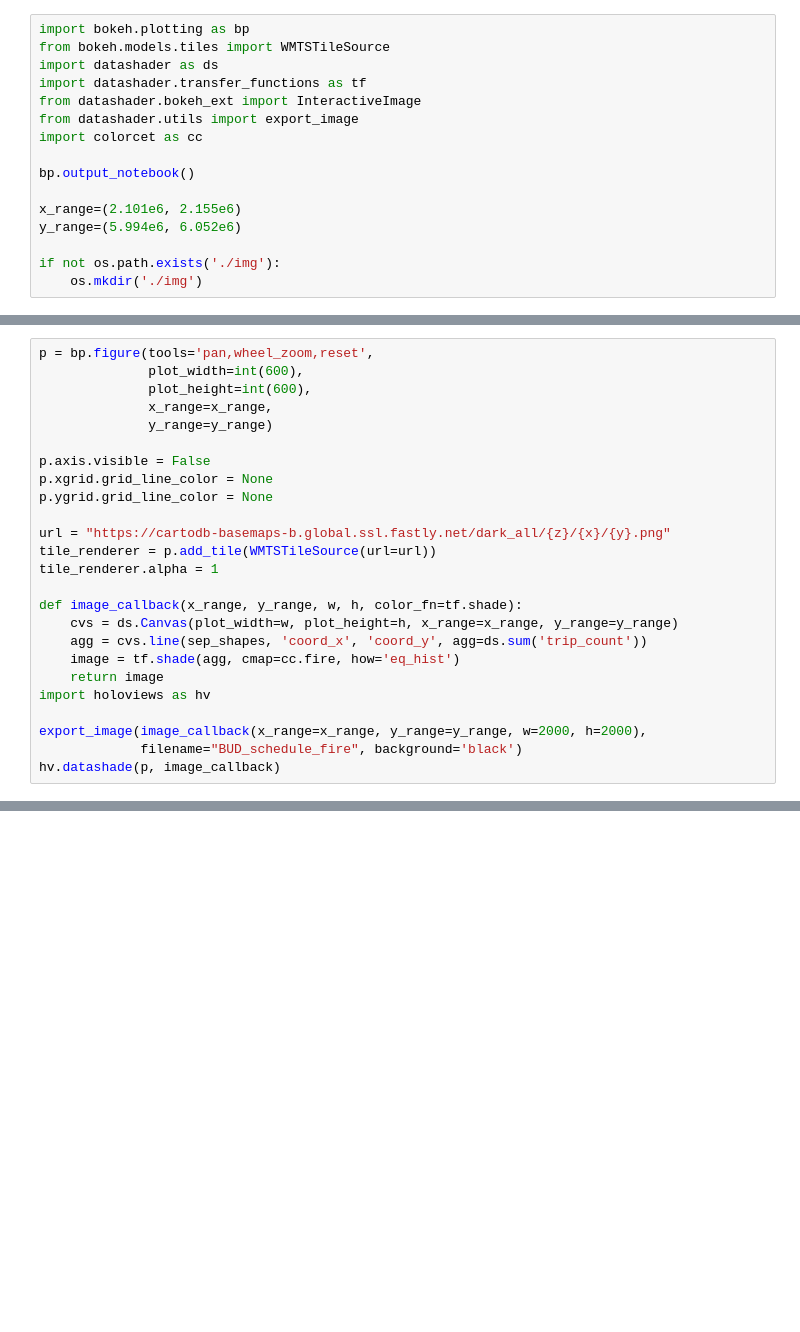
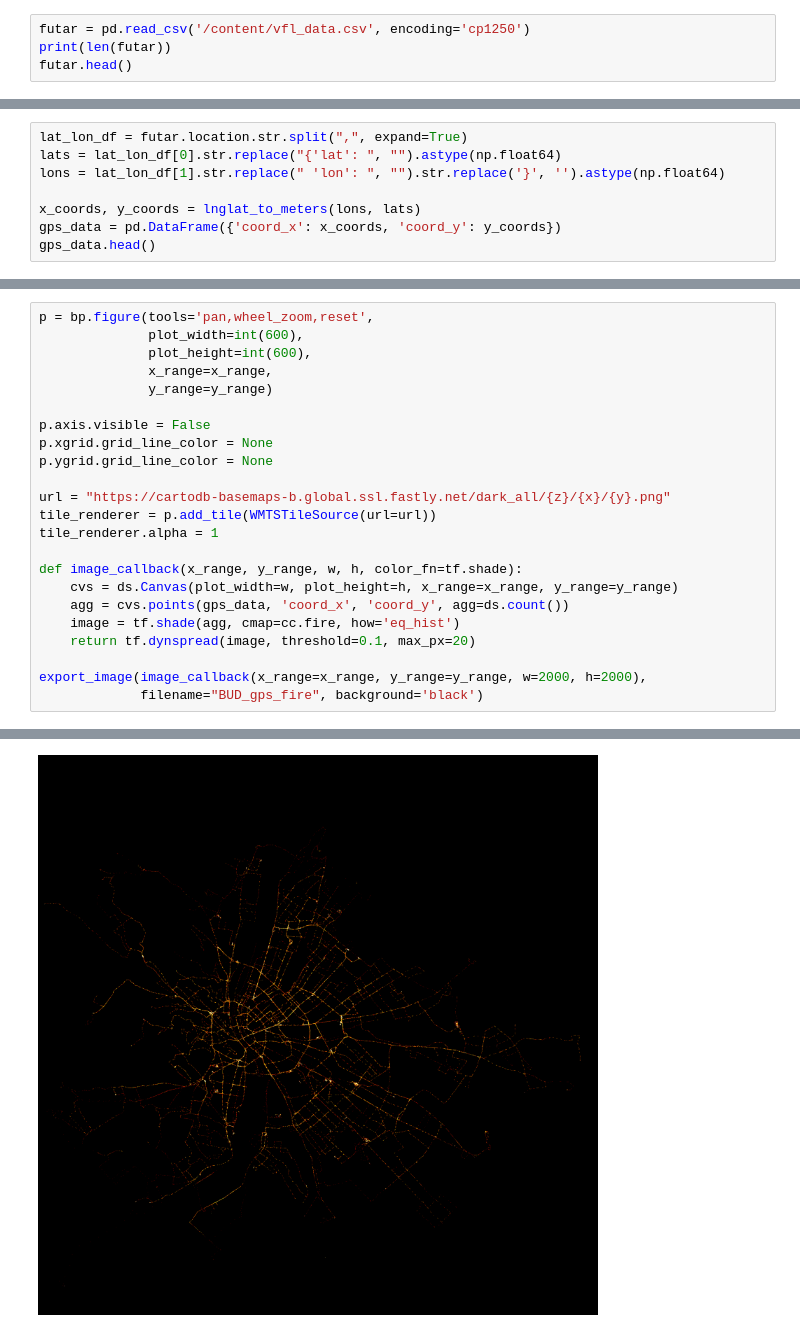
Before and after one commit to ManaviSh/transitfeed, a Jupyter notebook: learn_gtfs1.ipynb, the cells around one changed output, grey strips where cells are left out. Saved outputs shown, nothing was run; the diff lists cells and outputs as text; blank space fills up the shorter version.

```diff
--- a/learn_gtfs1.ipynb
+++ b/learn_gtfs1.ipynb
@@ -92,16 +3,4 @@ sep_shapes = split_df_by(shapes_with_nums, 'shape_id')
-# %%
-import bokeh.plotting as bp
-from bokeh.models.tiles import WMTSTileSource
-import datashader as ds
-import datashader.transfer_functions as tf
-from datashader.bokeh_ext import InteractiveImage
-from datashader.utils import export_image
-import colorcet as cc
-
-bp.output_notebook()
-
-x_range=(2.101e6, 2.155e6)
-y_range=(5.994e6, 6.052e6)
-
-if not os.path.exists('./img'):
-    os.mkdir('./img')
+# %%
+futar = pd.read_csv('/content/vfl_data.csv', encoding='cp1250')
+print(len(futar))
+futar.head()
@@ -107,0 +15,8 @@ if not os.path.exists('./img'):
+# %%
+lat_lon_df = futar.location.str.split(",", expand=True)
+lats = lat_lon_df[0].str.replace("{'lat': ", "").astype(np.float64)
+lons = lat_lon_df[1].str.replace(" 'lon': ", "").str.replace('}', '').astype(np.float64)
+
+x_coords, y_coords = lnglat_to_meters(lons, lats)
+gps_data = pd.DataFrame({'coord_x': x_coords, 'coord_y': y_coords})
+gps_data.head()
@@ -122,12 +44,10 @@ tile_renderer.alpha = 1
 
 def image_callback(x_range, y_range, w, h, color_fn=tf.shade):
     cvs = ds.Canvas(plot_width=w, plot_height=h, x_range=x_range, y_range=y_range)
-    agg = cvs.line(sep_shapes, 'coord_x', 'coord_y', agg=ds.sum('trip_count'))
+    agg = cvs.points(gps_data, 'coord_x', 'coord_y', agg=ds.count())
     image = tf.shade(agg, cmap=cc.fire, how='eq_hist')
-    return image
-import holoviews as hv
+    return tf.dynspread(image, threshold=0.1, max_px=20)
 
 export_image(image_callback(x_range=x_range, y_range=y_range, w=2000, h=2000),
-             filename="BUD_schedule_fire", background='black')
-hv.datashade(p, image_callback)
+             filename="BUD_gps_fire", background='black')
 # %% [output]
@@ -134,0 +54 @@ ImportError: ignored
+[figure, added]
```
Also changed, not shown: parts of 8 cells of this notebook.
